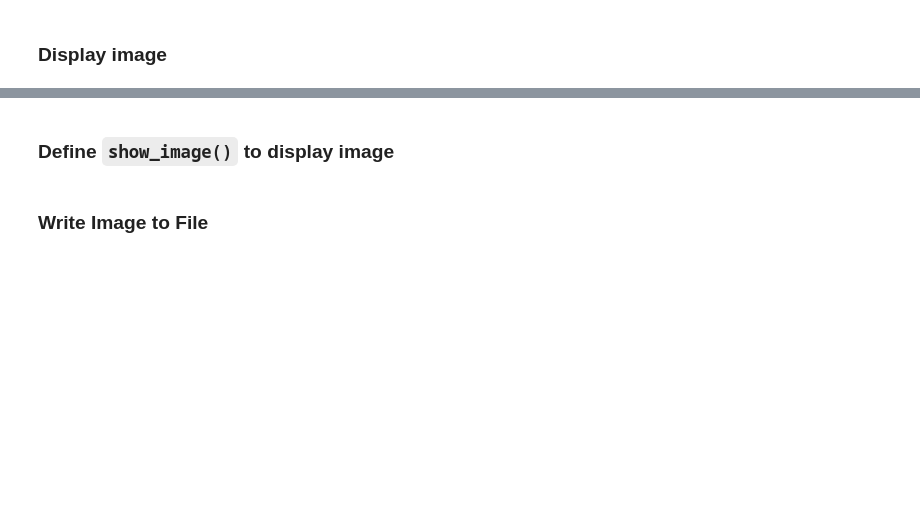
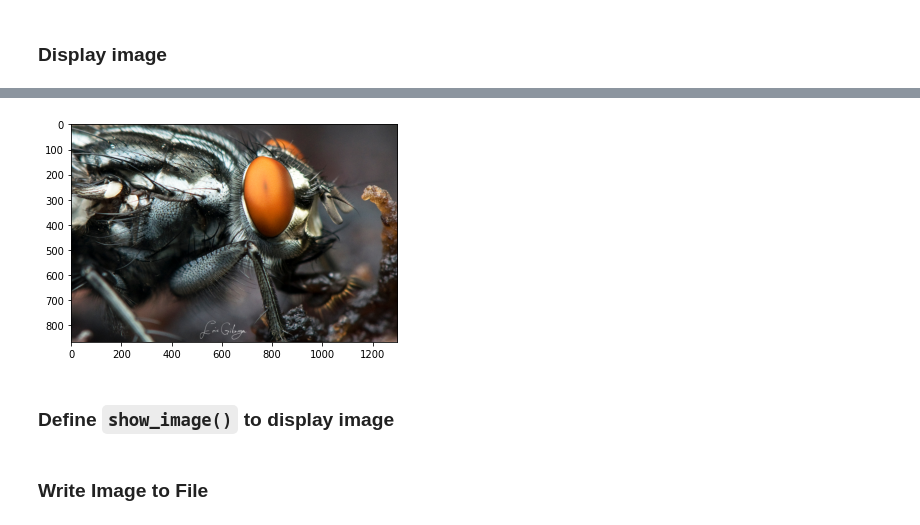
Before and after one commit to Roche619/ons, a Jupyter notebook: splat.ipynb, the cells around one changed output, grey strips where cells are left out. Cells and saved outputs as stored; diff of their text form; code cells hidden in the pictures; blank space fills up the shorter version.

```diff
--- a/splat.ipynb
+++ b/splat.ipynb
@@ -34,6 +35,7 @@ def is_outside(r, c, shape):
 path = "../../media/images/"
 file_name = input("Enter file name to use:")
 image_file = cv2.imread(path+file_name)
+image_rgb = cv2.cvtColor(image_file,cv2.COLOR_BGR2RGB)
 
 input_image = image_resize(image_file)
 # %% [output]
@@ -58,3 +79,8 @@ cv2.destroyAllWindows()
+# %%
+plt.imshow(image_rgb)
+plt.show()
+# %% [output]
+[figure, added]
 # %% [markdown]
 ### Define `show_image()` to display image
 # %%
```
Also changed, not shown: parts of 6 cells of this notebook.
